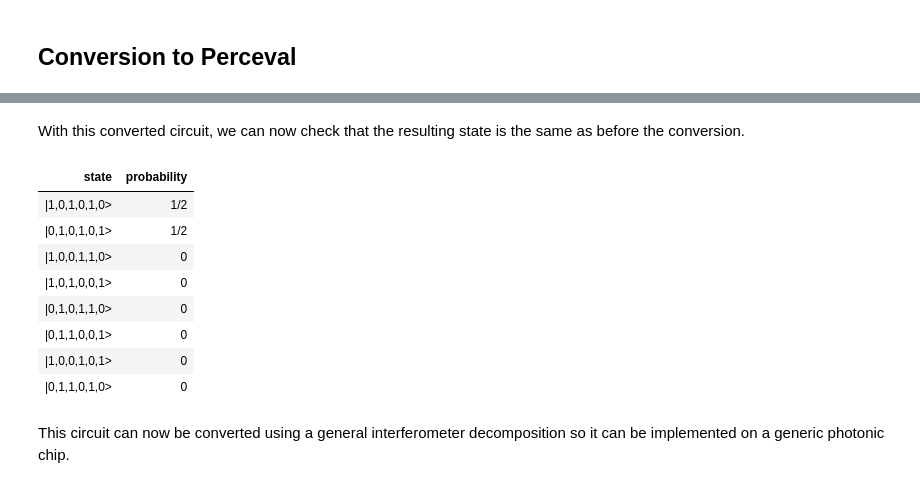
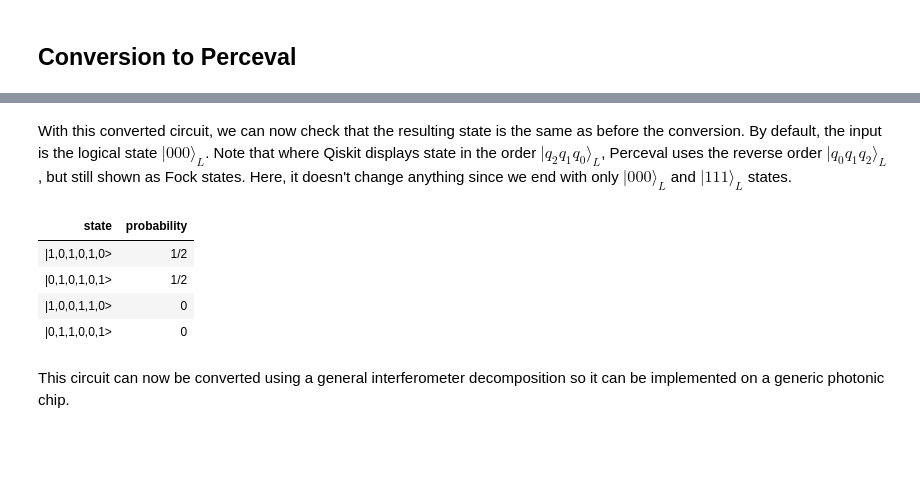
Before and after one commit to Quandela/Perceval, a Jupyter notebook: docs/source/notebooks/Qiskit conversion.ipynb, the cells around one changed output, grey strips where cells are left out. Saved outputs shown, nothing was run; the diff lists cells and outputs as text; code cells hidden in the pictures; blank space fills up the shorter version.

```diff
--- a/docs/source/notebooks/Qiskit conversion.ipynb
+++ b/docs/source/notebooks/Qiskit conversion.ipynb
@@ -59,5 +58,5 @@ The other modes are used to successfully implement two-qubit gates via heralding
 # %%
-qiskit_converter = QiskitConverter(catalog)
-quantum_processor = qiskit_converter.convert(circuit, heralded=True)
+qiskit_converter = QiskitConverter(catalog, backend_name="Naive")
+quantum_processor = qiskit_converter.convert(circuit, use_postselection=True)
 pcvl.pdisplay(quantum_processor, recursive=True)
 # %% [output]
@@ -65,20 +64,19 @@ pcvl.pdisplay(quantum_processor, recursive=True)
-# %% [markdown]
-With this converted circuit, we can now check that the resulting state is the same as before the conversion.
-# %%
-simulator_backend = pcvl.BackendFactory().get_backend("Naive")
-
-_, output_distribution = quantum_processor.run(simulator_backend)
-pcvl.pdisplay(output_distribution, precision=1e-2)
-# %% [output]
-| state | probability |
-| |1,0,1,0,1,0> | 1/2 |
-| |0,1,0,1,0,1> | 1/2 |
-| |1,0,0,1,1,0> | 0 |
-| |1,0,1,0,0,1> | 0 |
-| |0,1,0,1,1,0> | 0 |
-| |0,1,1,0,0,1> | 0 |
-| |1,0,0,1,0,1> | 0 |
-| |0,1,1,0,1,0> | 0 |
+# %% [markdown]
+With this converted circuit, we can now check that the resulting state is the same as before the conversion. By default, the input is the logical state $|000\rangle_L$. Note that where Qiskit displays state in the order $|q_2q_1q_0\rangle_L$, Perceval uses the reverse order $|q_0q_1q_2\rangle_L$, but still shown as Fock states. Here, it doesn't change anything since we end with only $|000\rangle_L$ and $|111\rangle_L$ states.
+# %%
+# Not necessary here
+quantum_processor.with_input(pcvl.LogicalState([0,0,0]))
+
+sampler = pcvl.algorithm.Sampler(quantum_processor)
+
+output_distribution = sampler.probs()["results"]
+pcvl.pdisplay(output_distribution, precision=1e-2, max_v = 4)
+# %% [output]
+| state | probability |
+| |1,0,1,0,1,0> | 1/2 |
+| |0,1,0,1,0,1> | 1/2 |
+| |1,0,0,1,1,0> | 0 |
+| |0,1,1,0,0,1> | 0 |
 # %% [markdown]
 This circuit can now be converted using a general interferometer decomposition so it can be implemented on a generic photonic chip.
 # %%
```
Also changed, not shown: parts of 5 cells of this notebook, 10 other files.
